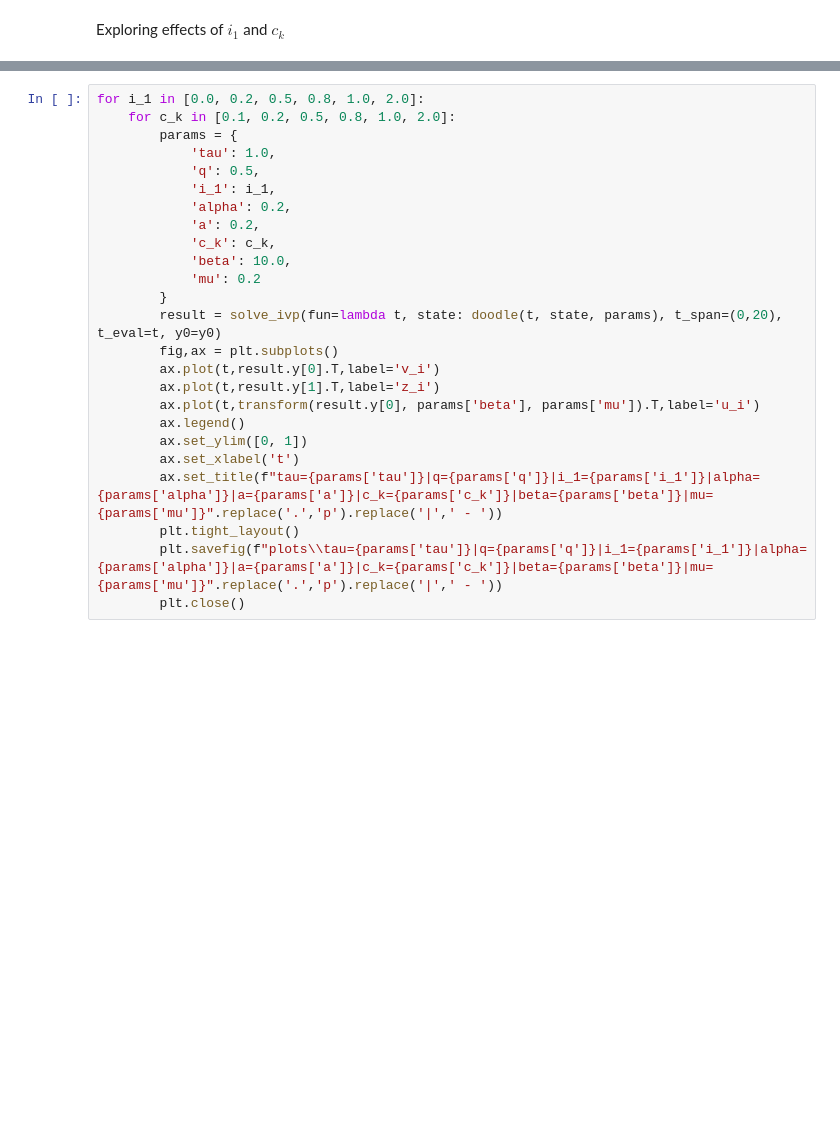
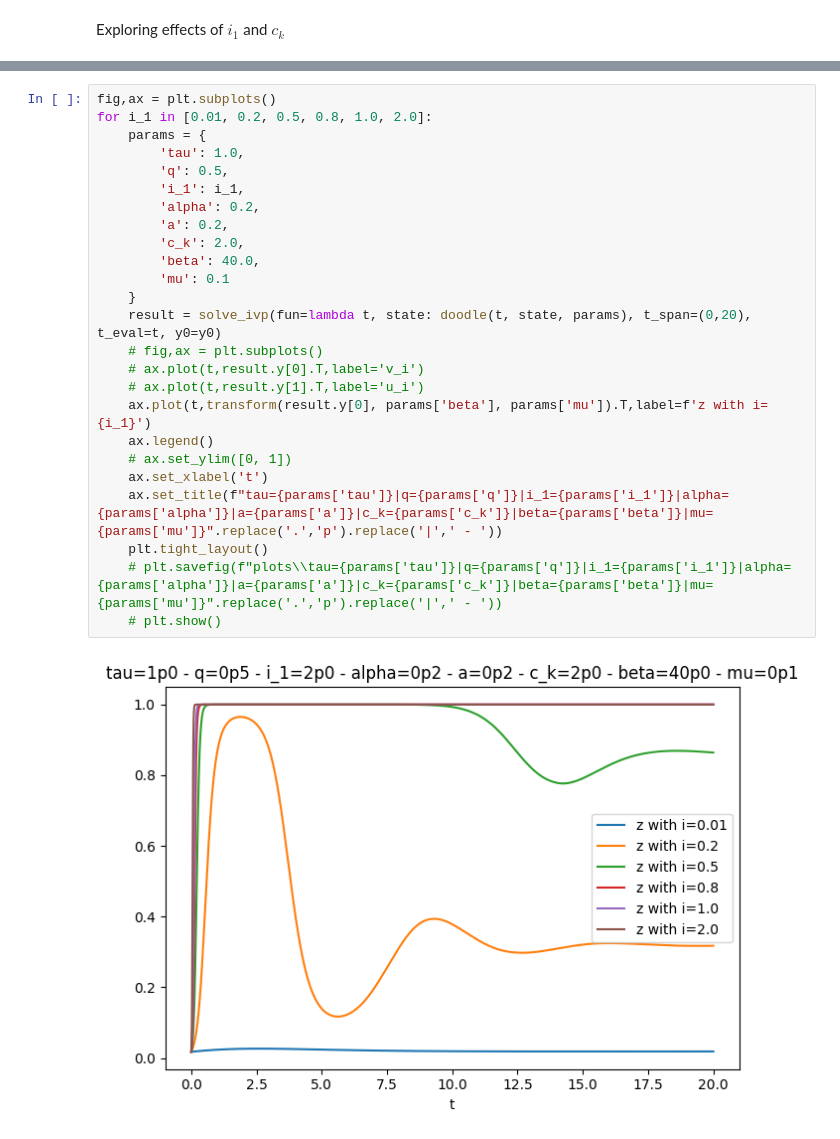
Before and after one commit to r-schad/Code-Ring-Network, a Jupyter notebook: experiments/single_ring_neuron/single_ring_neuron.ipynb, the cells around one changed output, grey strips where cells are left out. Cells and saved outputs as stored; diff of their text form; blank space fills up the shorter version.

```diff
--- a/experiments/single_ring_neuron/single_ring_neuron.ipynb
+++ b/experiments/single_ring_neuron/single_ring_neuron.ipynb
@@ -63,25 +63,27 @@ Text(0.5, 1.0, 'Single Ring Neuron Dynamics with Baseline Parameters\ntau=1p0 -
 # %%
-for i_1 in [0.0, 0.2, 0.5, 0.8, 1.0, 2.0]:
-    for c_k in [0.1, 0.2, 0.5, 0.8, 1.0, 2.0]:
-        params = {
-            'tau': 1.0,
-            'q': 0.5,
-            'i_1': i_1,
-            'alpha': 0.2,
-            'a': 0.2,
-            'c_k': c_k,
-            'beta': 10.0,
-            'mu': 0.2
-        }
-        result = solve_ivp(fun=lambda t, state: doodle(t, state, params), t_span=(0,20), t_eval=t, y0=y0)
-        fig,ax = plt.subplots()
-        ax.plot(t,result.y[0].T,label='v_i')
-        ax.plot(t,result.y[1].T,label='z_i')
-        ax.plot(t,transform(result.y[0], params['beta'], params['mu']).T,label='u_i')
-        ax.legend()
-        ax.set_ylim([0, 1])
-        ax.set_xlabel('t')
-        ax.set_title(f"tau={params['tau']}|q={params['q']}|i_1={params['i_1']}|alpha={params['alpha']}|a={params['a']}|c_k={params['c_k']}|beta={params['beta']}|mu={params['mu']}".replace('.','p').replace('|',' - '))
-        plt.tight_layout()
-        plt.savefig(f"plots\\tau={params['tau']}|q={params['q']}|i_1={params['i_1']}|alpha={params['alpha']}|a={params['a']}|c_k={params['c_k']}|beta={params['beta']}|mu={params['mu']}".replace('.','p').replace('|',' - '))
-        plt.close()
+fig,ax = plt.subplots()
+for i_1 in [0.01, 0.2, 0.5, 0.8, 1.0, 2.0]:
+    params = {
+        'tau': 1.0,
+        'q': 0.5,
+        'i_1': i_1,
+        'alpha': 0.2,
+        'a': 0.2,
+        'c_k': 2.0,
+        'beta': 40.0,
+        'mu': 0.1
+    }
+    result = solve_ivp(fun=lambda t, state: doodle(t, state, params), t_span=(0,20), t_eval=t, y0=y0)
+    # fig,ax = plt.subplots()
+    # ax.plot(t,result.y[0].T,label='v_i')
+    # ax.plot(t,result.y[1].T,label='u_i')
+    ax.plot(t,transform(result.y[0], params['beta'], params['mu']).T,label=f'z with i={i_1}')
+    ax.legend()
+    # ax.set_ylim([0, 1])
+    ax.set_xlabel('t')
+    ax.set_title(f"tau={params['tau']}|q={params['q']}|i_1={params['i_1']}|alpha={params['alpha']}|a={params['a']}|c_k={params['c_k']}|beta={params['beta']}|mu={params['mu']}".replace('.','p').replace('|',' - '))
+    plt.tight_layout()
+    # plt.savefig(f"plots\\tau={params['tau']}|q={params['q']}|i_1={params['i_1']}|alpha={params['alpha']}|a={params['a']}|c_k={params['c_k']}|beta={params['beta']}|mu={params['mu']}".replace('.','p').replace('|',' - '))
+    # plt.show()
+# %% [output]
+[figure, added]
```
Also changed, not shown: parts of 3 cells of this notebook.
